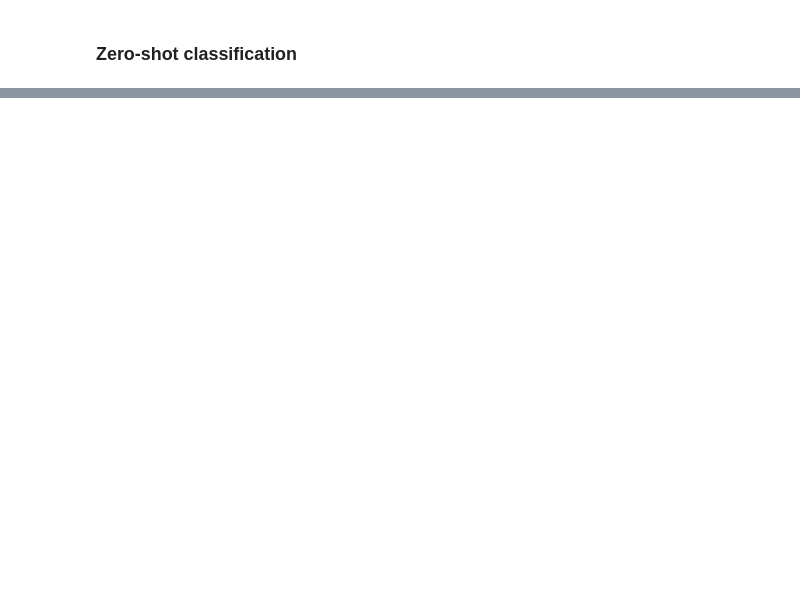
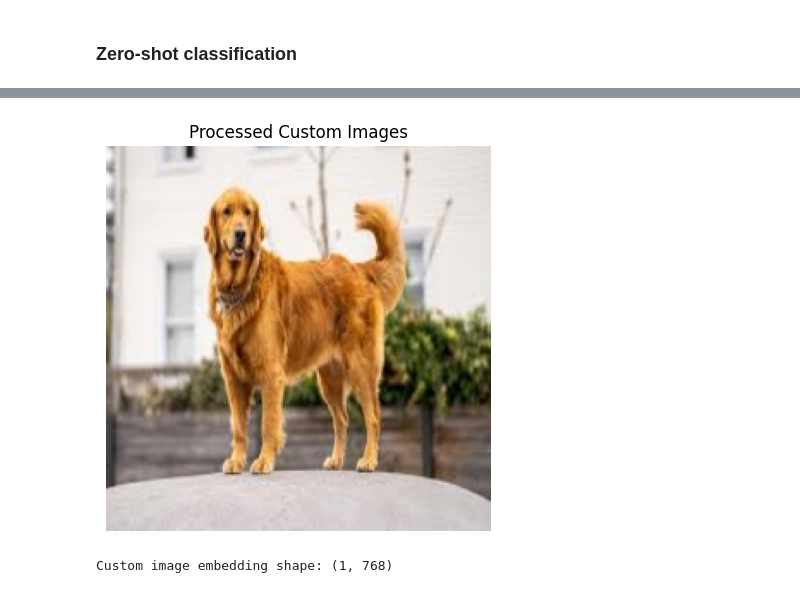
Before and after one commit to Alimv81/Clippo, a Jupyter notebook: big_vision/configs/proj/clippo/clippo_colab.ipynb, the cells around one changed output, grey strips where cells are left out. Saved outputs shown, nothing was run; the diff lists cells and outputs as text; code cells hidden in the pictures; blank space fills up the shorter version.

```diff
--- a/big_vision/configs/proj/clippo/clippo_colab.ipynb
+++ b/big_vision/configs/proj/clippo/clippo_colab.ipynb
@@ -493,0 +820,15 @@ print(dir(big_vision.utils))
+# %%
+# @title Upload your custom images
+from google.colab import files
+from PIL import Image
+
+uploaded = files.upload()
+
+custom_image_list = []
+for filename in uploaded.keys():
+  img = Image.open(filename).convert('RGB')
+  custom_image_list.append(np.array(img))
+  print(f"Uploaded and loaded: {filename}")
+
+if not custom_image_list:
+  print("No images uploaded.")
@@ -493,0 +839,23 @@ print(dir(big_vision.utils))
+# %%
+# Preprocess custom images
+if custom_image_list:
+  custom_images_processed = preprocess_images(custom_image_list)
+
+  plt.figure(figsize=(20, 5))
+  plt.imshow(np.hstack(custom_images_processed) * .5 + .5)
+  plt.axis('off');
+  plt.title('Processed Custom Images');
+  plt.show()
+else:
+  print("No custom images to preprocess.")
+# %% [output]
+[figure, added]
+# %%
+# Compute embedding for the custom uploaded image
+if custom_image_list:
+  custom_image_embedding = embed_images(params, np.stack(custom_images_processed))
+  print("Custom image embedding shape:", custom_image_embedding.shape)
+else:
+  print("No custom images available to compute embedding.")
+# %% [output]
+Custom image embedding shape: (1, 768)
```
Also changed, not shown: parts of 49 cells of this notebook.
